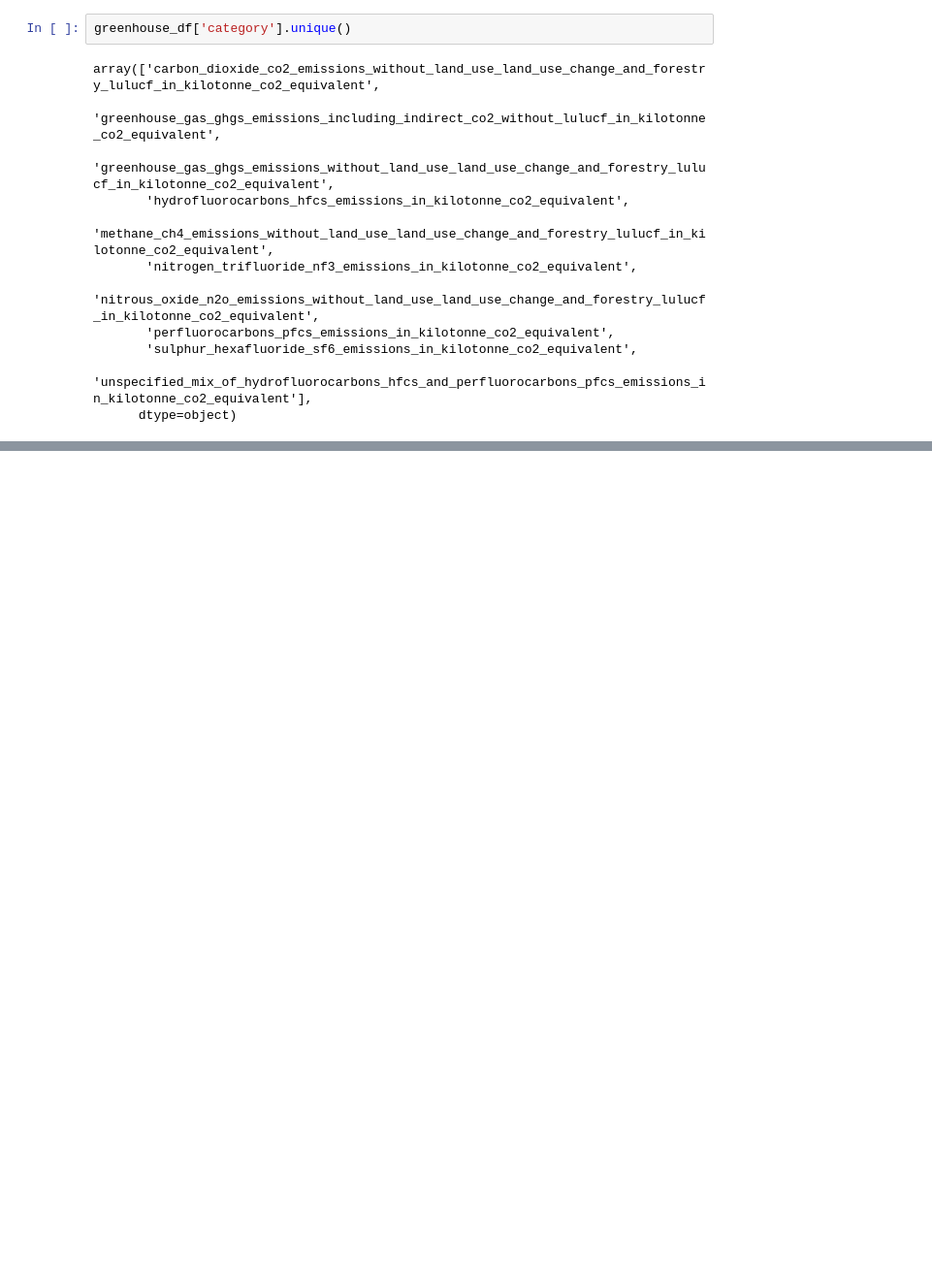
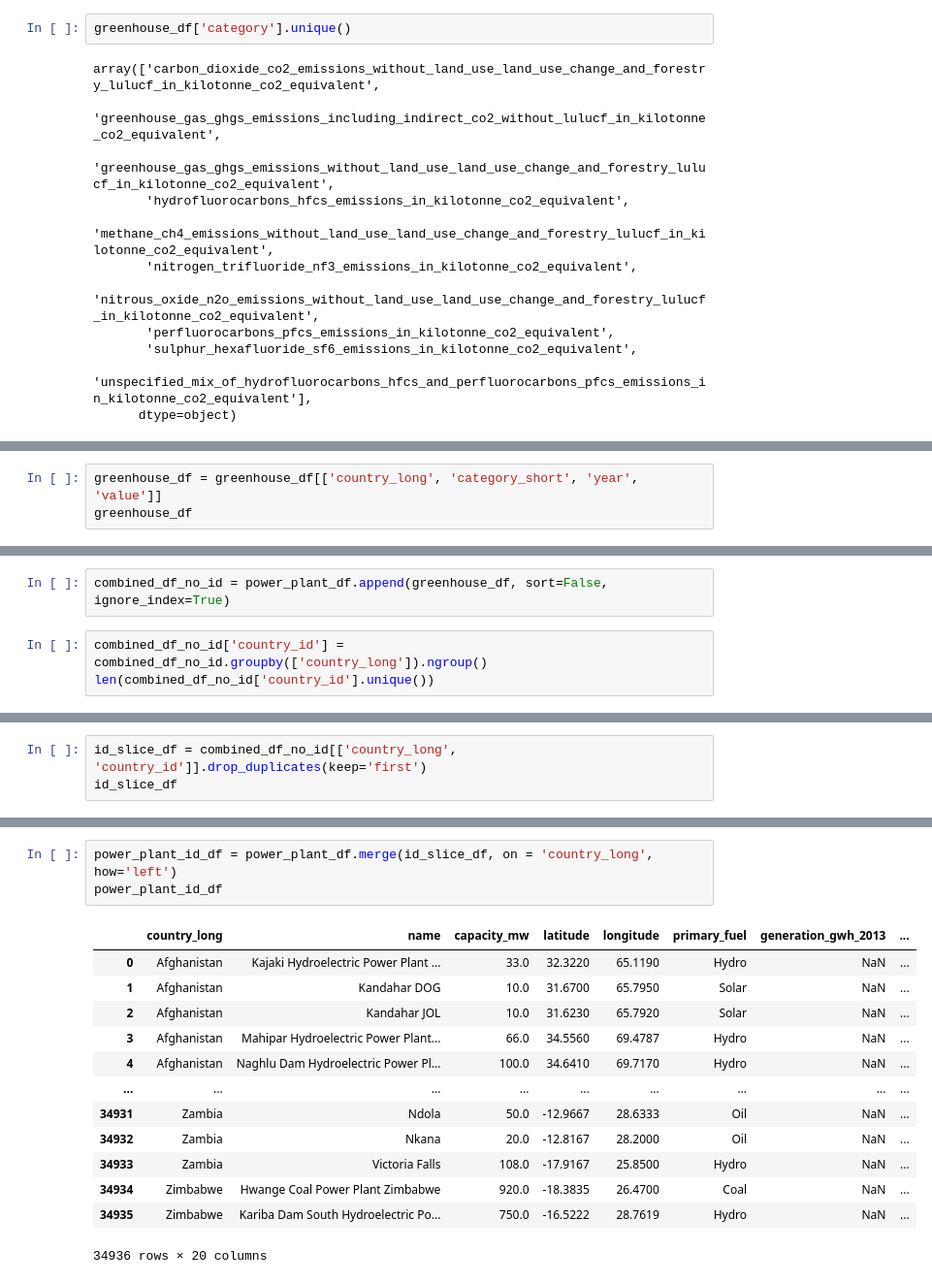
Before and after one commit to JacobTrevithick/Climate-Change-Visualizations, a Jupyter notebook: data_cleaning_pipeline.ipynb, the cells around one changed output, grey strips where cells are left out. Shown at 97% size. Saved outputs shown, nothing was run; the diff lists cells and outputs as text; blank space fills up the shorter version.

```diff
--- a/data_cleaning_pipeline.ipynb
+++ b/data_cleaning_pipeline.ipynb
@@ -307,0 +214,3 @@ array(['Australia', 'Austria', 'Belarus', 'Belgium', 'Bulgaria', 'Canada',
+# %%
+greenhouse_df = greenhouse_df[['country_long', 'category_short', 'year', 'value']]
+greenhouse_df
@@ -307,0 +233,5 @@ array(['Australia', 'Austria', 'Belarus', 'Belgium', 'Bulgaria', 'Canada',
+# %%
+combined_df_no_id = power_plant_df.append(greenhouse_df, sort=False, ignore_index=True)
+# %%
+combined_df_no_id['country_id'] = combined_df_no_id.groupby(['country_long']).ngroup()
+len(combined_df_no_id['country_id'].unique())
@@ -307,0 +240,3 @@ array(['Australia', 'Austria', 'Belarus', 'Belgium', 'Bulgaria', 'Canada',
+# %%
+id_slice_df = combined_df_no_id[['country_long', 'country_id']].drop_duplicates(keep='first')
+id_slice_df
@@ -307,0 +257,17 @@ array(['Australia', 'Austria', 'Belarus', 'Belgium', 'Bulgaria', 'Canada',
+# %%
+power_plant_id_df = power_plant_df.merge(id_slice_df, on = 'country_long', how='left')
+power_plant_id_df
+# %% [output]
+|  | country_long | name | capacity_mw | latitude | longitude | primary_fuel | generation_gwh_2013 | ... |
+| 0 | Afghanistan | Kajaki Hydroelectric Power Plant ... | 33.0 | 32.3220 | 65.1190 | Hydro | NaN | ... |
+| 1 | Afghanistan | Kandahar DOG | 10.0 | 31.6700 | 65.7950 | Solar | NaN | ... |
+| 2 | Afghanistan | Kandahar JOL | 10.0 | 31.6230 | 65.7920 | Solar | NaN | ... |
+| 3 | Afghanistan | Mahipar Hydroelectric Power Plant... | 66.0 | 34.5560 | 69.4787 | Hydro | NaN | ... |
+| 4 | Afghanistan | Naghlu Dam Hydroelectric Power Pl... | 100.0 | 34.6410 | 69.7170 | Hydro | NaN | ... |
+| ... | ... | ... | ... | ... | ... | ... | ... | ... |
+| 34931 | Zambia | Ndola | 50.0 | -12.9667 | 28.6333 | Oil | NaN | ... |
+| 34932 | Zambia | Nkana | 20.0 | -12.8167 | 28.2000 | Oil | NaN | ... |
+| 34933 | Zambia | Victoria Falls | 108.0 | -17.9167 | 25.8500 | Hydro | NaN | ... |
+| 34934 | Zimbabwe | Hwange Coal Power Plant Zimbabwe | 920.0 | -18.3835 | 26.4700 | Coal | NaN | ... |
+| 34935 | Zimbabwe | Kariba Dam South Hydroelectric Po... | 750.0 | -16.5222 | 28.7619 | Hydro | NaN | ... |
+34936 rows × 20 columns
```
Also changed, not shown: parts of 22 cells of this notebook.
